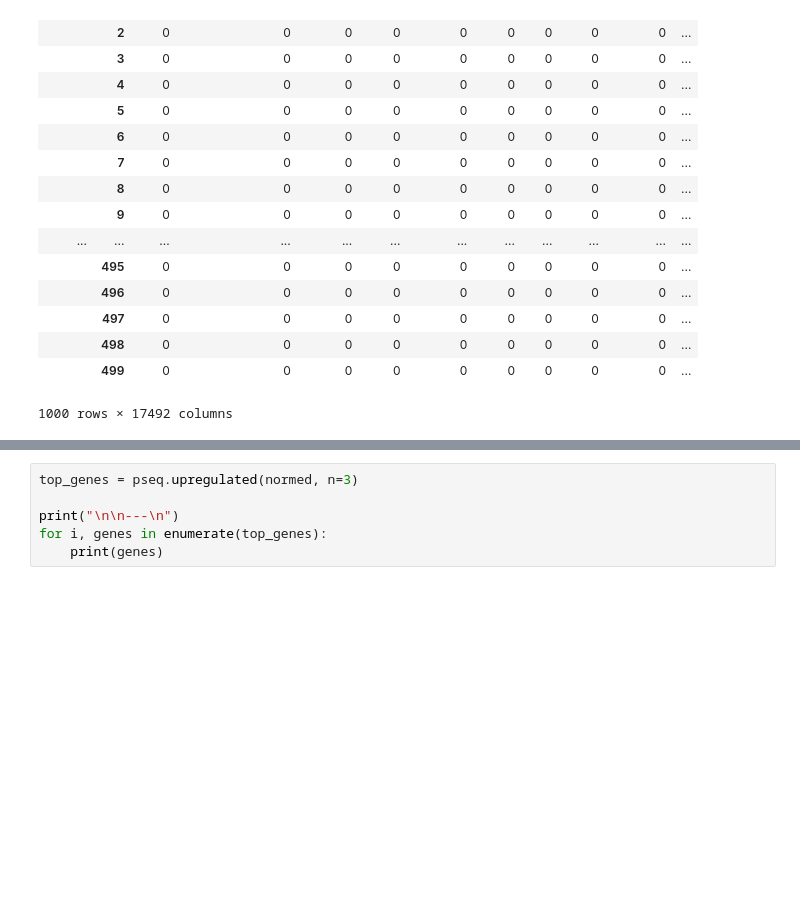
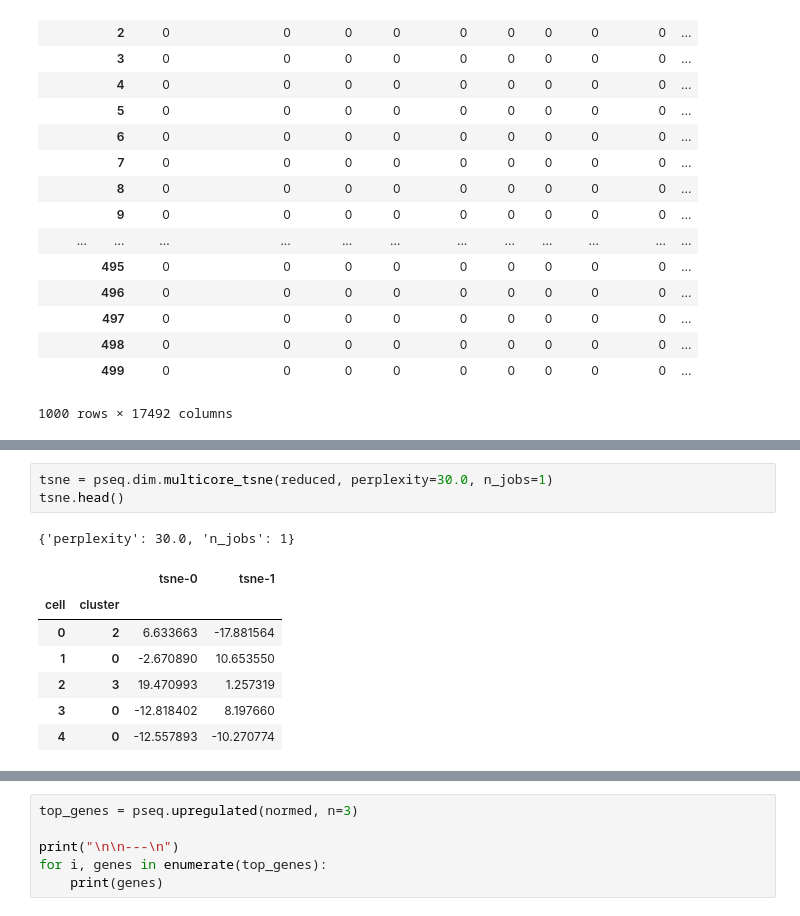
Before and after one commit to jwittenbach/polyseq, a Jupyter notebook: examples/demo.ipynb, the cells around one changed output, grey strips where cells are left out. Saved outputs shown, nothing was run; the diff lists cells and outputs as text; blank space fills up the shorter version.

```diff
--- a/examples/demo.ipynb
+++ b/examples/demo.ipynb
@@ -115 +125,13 @@ PhenoGraph complete in 1.6459150314331055 seconds
+# %%
+tsne = pseq.dim.multicore_tsne(reduced, perplexity=30.0, n_jobs=1)
+tsne.head()
+# %% [output]
+{'perplexity': 30.0, 'n_jobs': 1}
+|  |  | tsne-0 | tsne-1 |
+| cell | cluster |  |  |
+| 0 | 2 | 6.633663 | -17.881564 |
+| 1 | 0 | -2.670890 | 10.653550 |
+| 2 | 3 | 19.470993 | 1.257319 |
+| 3 | 0 | -12.818402 | 8.197660 |
+| 4 | 0 | -12.557893 | -10.270774 |
 # %%
```
Also changed, not shown: parts of 9 cells of this notebook, 1 other file.
